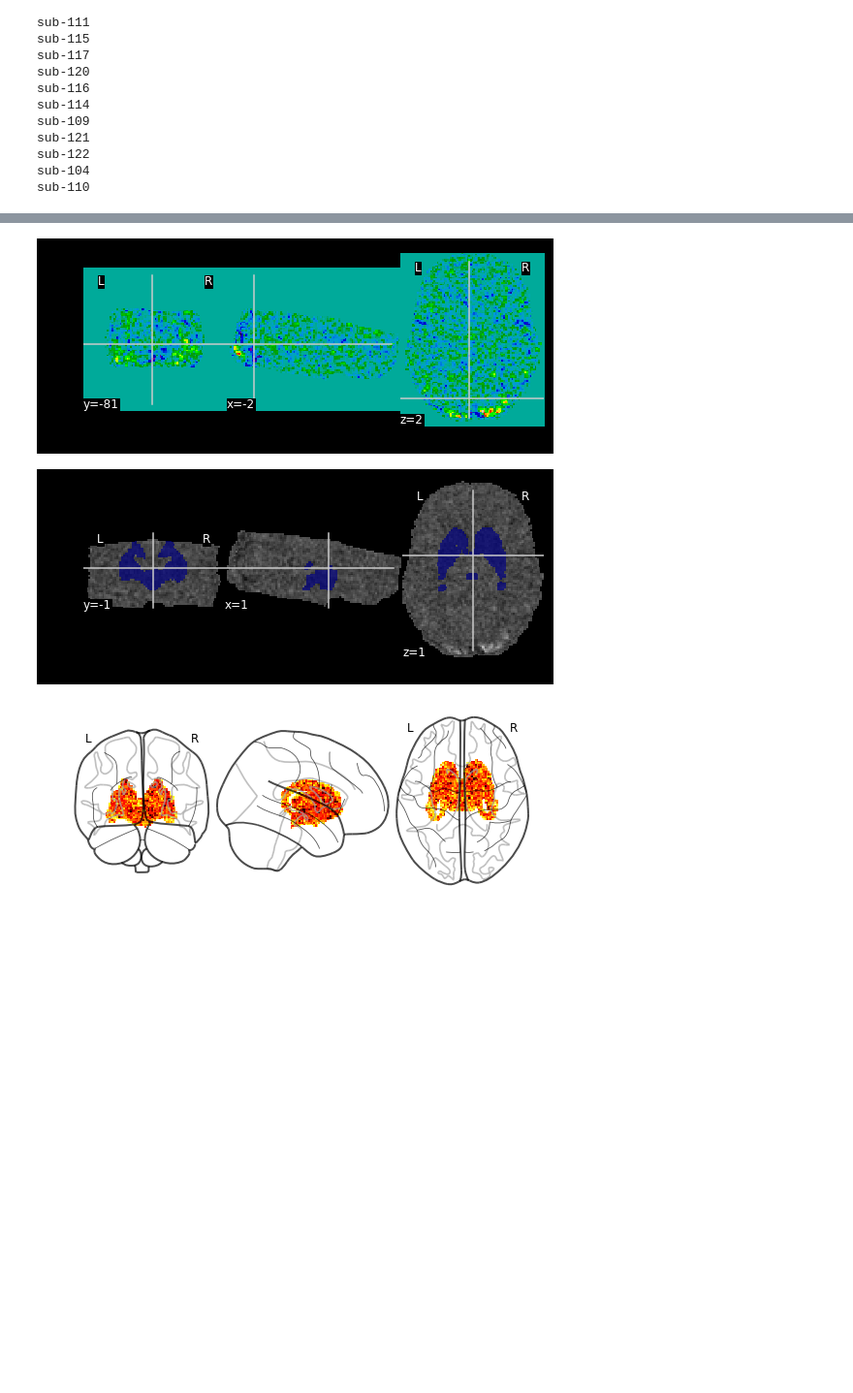
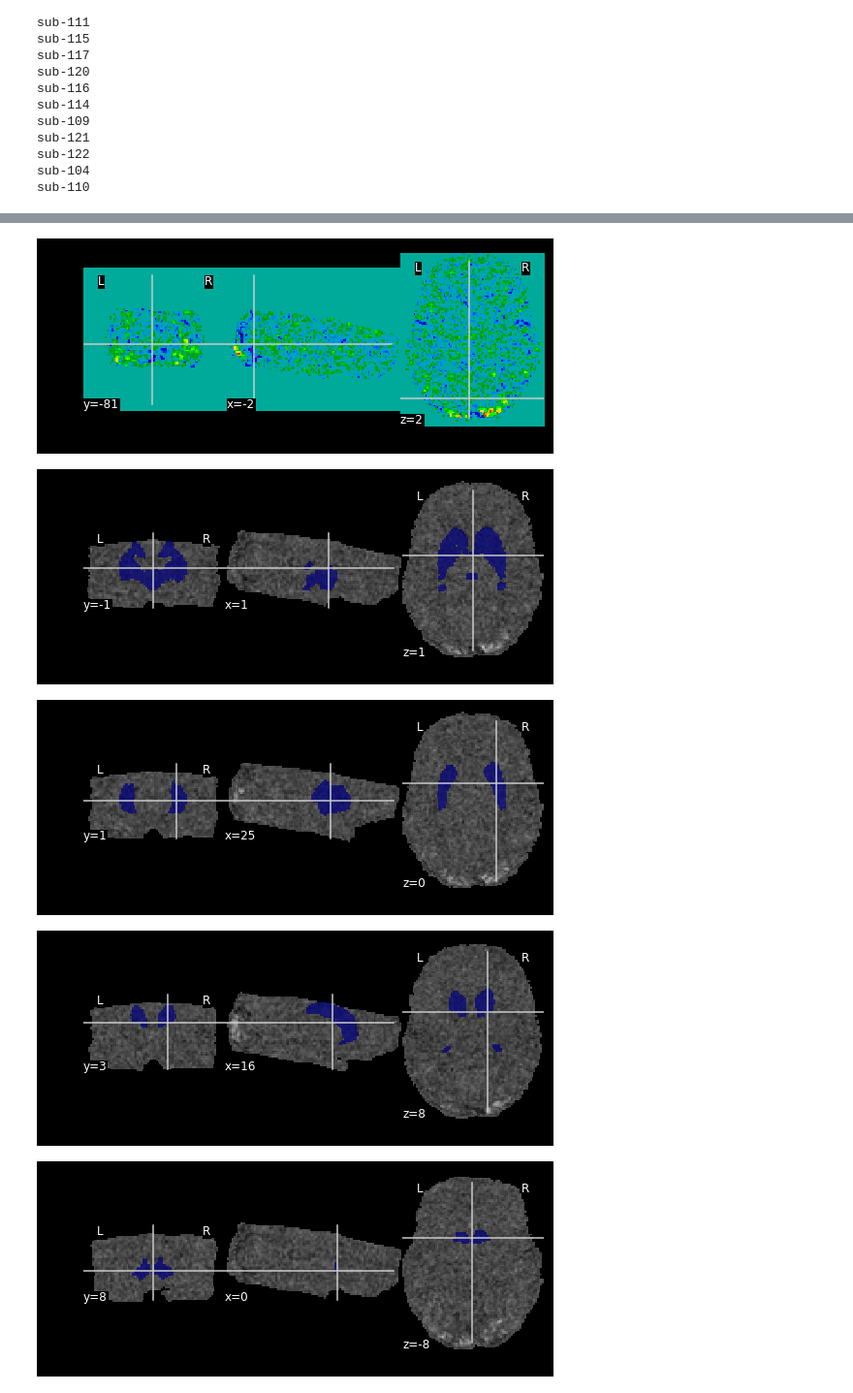
Before and after one commit to jbdenniso/New_MVPA_With_Sally, a Jupyter notebook: MVPA.ipynb, the cells around one changed output, grey strips where cells are left out. Shown at 97% size. Drawn from its saved outputs; the diff is of its cells as text; code cells hidden in the pictures; blank space fills up the shorter version.

Commit message:
more testing plus sub masks

```diff
--- a/MVPA.ipynb
+++ b/MVPA.ipynb
@@ -52,19 +53,55 @@ sub-110
 # %%
 #Let's check out our data and masks
 #the behavioral is hopefully easiest to verify
+print("Here we verify that everything is looking normal for one subject")
 print(sublist[0])
 #we can check manually if we want that
 #this is correct. It is
 print(func_list[0])
 display(label_list[0].head())
+print(" The areas in the pauli 2017 atlas are %s"%(pauli.labels))
 func=image.load_img(func_list[0])
 mean_img=image.image.mean_img(func)
 plotting.plot_epi(mean_img)
 small_mask=masking.compute_background_mask(
     image.resample_to_img(pauli.maps,mean_img,interpolation='linear'))
+
+res_put=masking.compute_background_mask(
+    image.resample_to_img(image.index_img(pauli.maps,0),mean_img,interpolation='linear'))
+
+res_caud=masking.compute_background_mask(
+    image.resample_to_img(image.index_img(pauli.maps,1),mean_img,interpolation='linear'))
+
+res_Nac=masking.compute_background_mask(
+    image.resample_to_img(image.index_img(pauli.maps,2),mean_img,interpolation='linear'))
+
 plotting.plot_roi(small_mask,mean_img)
-masker=input_data.NiftiMasker(small_mask)
-masked_img=masker.fit_transform(func)
+plotting.plot_roi(res_put,mean_img)
+plotting.plot_roi(res_caud,mean_img)
+plotting.plot_roi(res_Nac,mean_img)
+
+#make a few different maskers for full subcortex of interest and sub areas
+full_pauli_masker=input_data.NiftiMasker(mask_img=small_mask)
+Put_masker=input_data.NiftiMasker(mask_img=res_put)
+
+Caud_masker=input_data.NiftiMasker(mask_img=res_caud)
+
+NAc_masker=input_data.NiftiMasker(mask_img=res_Nac)
+
+
+#look at all the masked images they make
+masked_img=full_pauli_masker.fit_transform(func)
+Put_masked_img=Put_masker.fit_transform(func)
+Caud_masked_img=Caud_masker.fit_transform(func)
+NAc_masked_img=NAc_masker.fit_transform(func)
+
 plotting.plot_glass_brain(image.image.mean_img(
-    masker.inverse_transform(masked_img)))
+        full_pauli_masker.inverse_transform(masked_img)))
+plotting.plot_glass_brain(image.image.mean_img(
+        Put_masker.inverse_transform(Put_masked_img)))
+plotting.plot_glass_brain(image.image.mean_img(
+        Caud_masker.inverse_transform(Caud_masked_img)))
+plotting.plot_glass_brain(image.image.mean_img(
+        NAc_masker.inverse_transform(NAc_masked_img)))
+plt.show()
 # %% [output]
@@ -80,3 +118,5 @@ data/sub-119/sub-119_func.nii.gz
 [figure]
 [figure]
-[figure, old version]
+[figure, new version]
+[figure, added]
+[figure, added]
```
Also changed, not shown: parts of 10 cells of this notebook, 2 other files.
